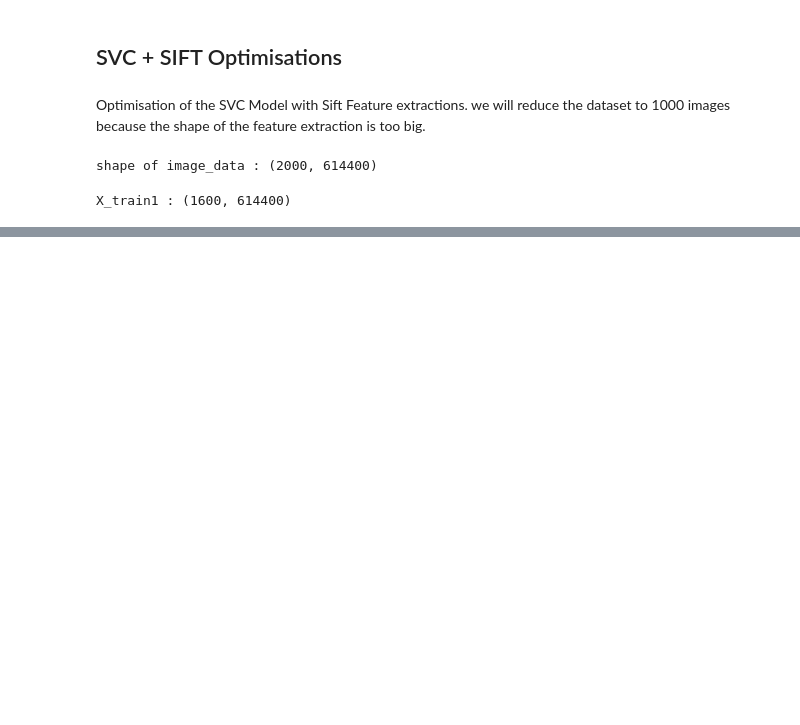
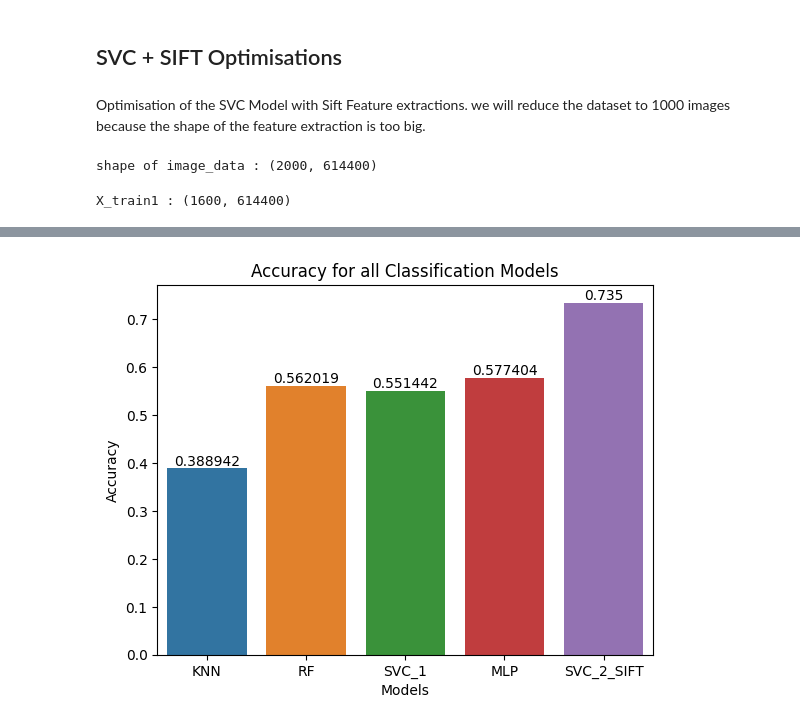
Before and after one commit to mouammal/Identification_card, a Jupyter notebook: Detection_Card.ipynb, the cells around one changed output, grey strips where cells are left out. Cells and saved outputs as stored; diff of their text form; code cells hidden in the pictures; blank space fills up the shorter version.

```diff
--- a/Detection_Card.ipynb
+++ b/Detection_Card.ipynb
@@ -168,8 +172,9 @@ from sklearn.svm import SVC
 svc_1 = SVC(kernel='rbf', decision_function_shape='ovo')
 svc_1.fit(X_scaled_train, y_train)
 y_pred = svc_1.predict(X_scaled_test)
+svc_1_acc = accuracy_score(y_test, y_pred)
 
-print ("SVC Accuracy on testing set :", accuracy_score(y_test, y_pred))
+print ("SVC 1 Accuracy on testing set :", svc_1_acc)
 print ("\nConfusion Matrix:")
 print (metrics.confusion_matrix(y_test, y_pred))
 # %% [output]
@@ -201,8 +206,9 @@ mlp = MLPClassifier(hidden_layer_sizes=(150,100,50),
 
 mlp.fit(X_scaled_train, y_train)
 y_pred = mlp.predict(X_scaled_test)
+mlp_acc = accuracy_score(y_test, y_pred)
 
-print ("MLP Accuracy on testing set :", accuracy_score(y_test, y_pred))
+print ("MLP Accuracy on testing set :", mlp_acc)
 print ("\nConfusion Matrix:")
 print (metrics.confusion_matrix(y_test, y_pred))
 # %% [output]
@@ -379,0 +398,10 @@ Confusion Matrix:
+# %%
+import pandas as pd
+
+# initialize data of lists.
+data_acc = {'Models' : ['KNN', 'RF', 'SVC_1', 'MLP', 'SVC_2_SIFT'],
+        'Accuracy': [knn_acc, RF_acc, svc_1_acc, mlp_acc, svc_2_acc]}
+
+# Create DataFrame
+df = pd.DataFrame(data_acc)
+df
@@ -379,0 +415,10 @@ Confusion Matrix:
+# %%
+ax = sns.barplot(x="Models", y="Accuracy", data=df)
+ax.bar_label(ax.containers[0])
+
+plt.title('Accuracy for all Classification Models')
+plt.xlabel("Models", fontsize=10)
+plt.ylabel("Accuracy", fontsize=10)
+plt.show()
+# %% [output]
+[figure, added]
```
Also changed, not shown: parts of 13 cells of this notebook.
